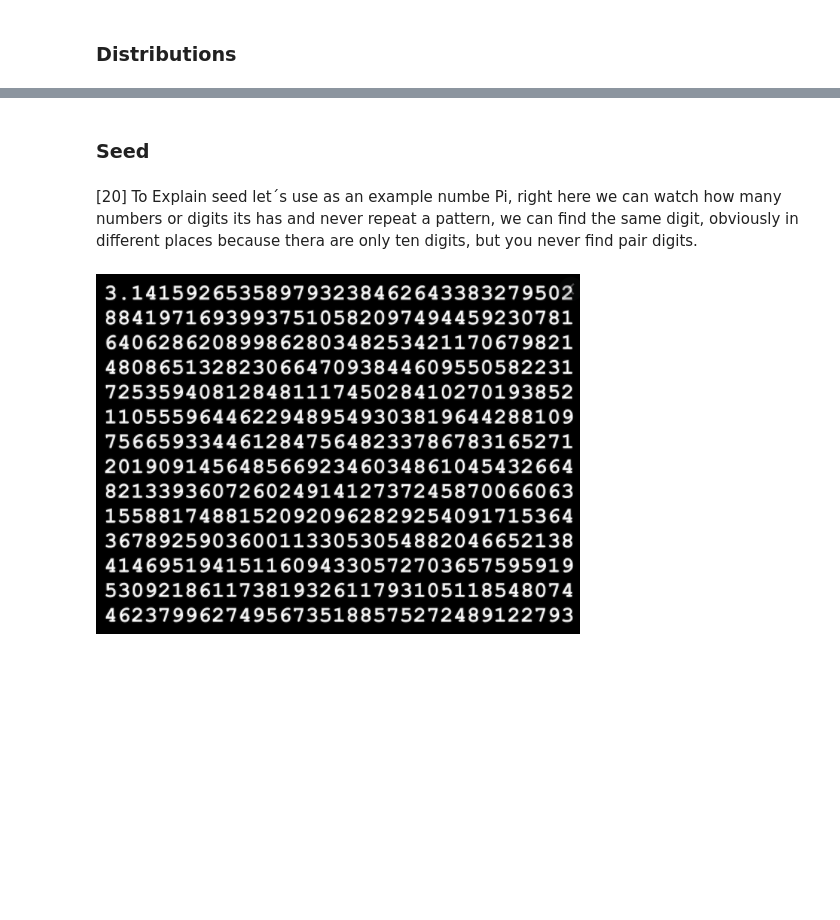
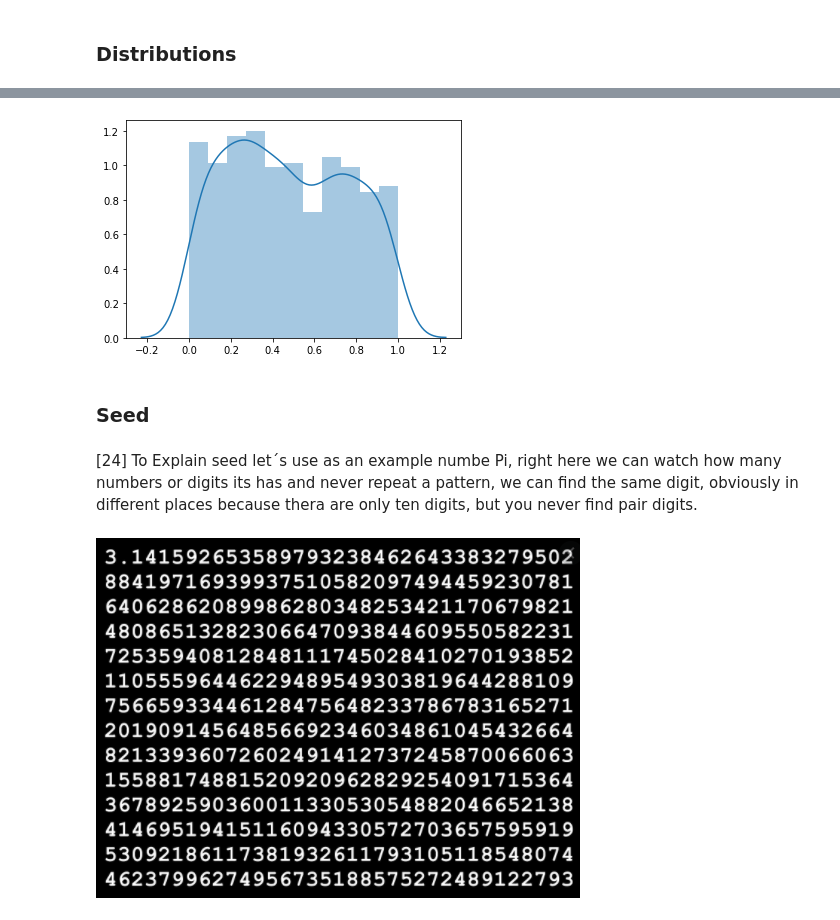
Before and after one commit to osirismoraes/assignment_fda, a Jupyter notebook: Assignment.ipynb, the cells around one changed output, grey strips where cells are left out. Cells and saved outputs as stored; diff of their text form; code cells hidden in the pictures; blank space fills up the shorter version.

```diff
--- a/Assignment.ipynb
+++ b/Assignment.ipynb
@@ -411,7 +375,15 @@ sns.distplot(x)
+# %%
+# Define a size
+uniform_data = uniform.rvs(size = 1000)
+# %%
+# Plot using Seaborn
+sns.distplot(uniform_data);
+# %% [output]
+[figure, added]
 # %% [markdown]
 ### Seed
 # %% [markdown]
-[20] To Explain seed let´s use as an example numbe Pi, right here we can watch how many numbers or digits its has and never repeat a pattern, we can find the same digit, obviously in different places because thera are only ten digits, but you never find pair digits.
+[24] To Explain seed let´s use as an example numbe Pi, right here we can watch how many numbers or digits its has and never repeat a pattern, we can find the same digit, obviously in different places because thera are only ten digits, but you never find pair digits.
 # %% [markdown]
 ![image%209.png](attachment:image%209.png)
 # %% [markdown]
```
Also changed, not shown: parts of 56 cells of this notebook.
